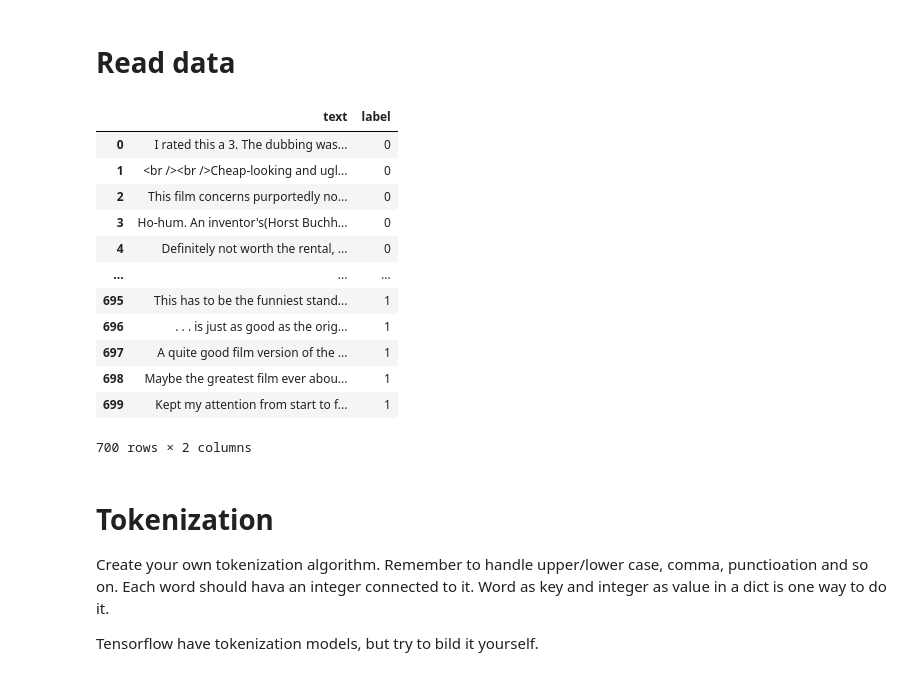
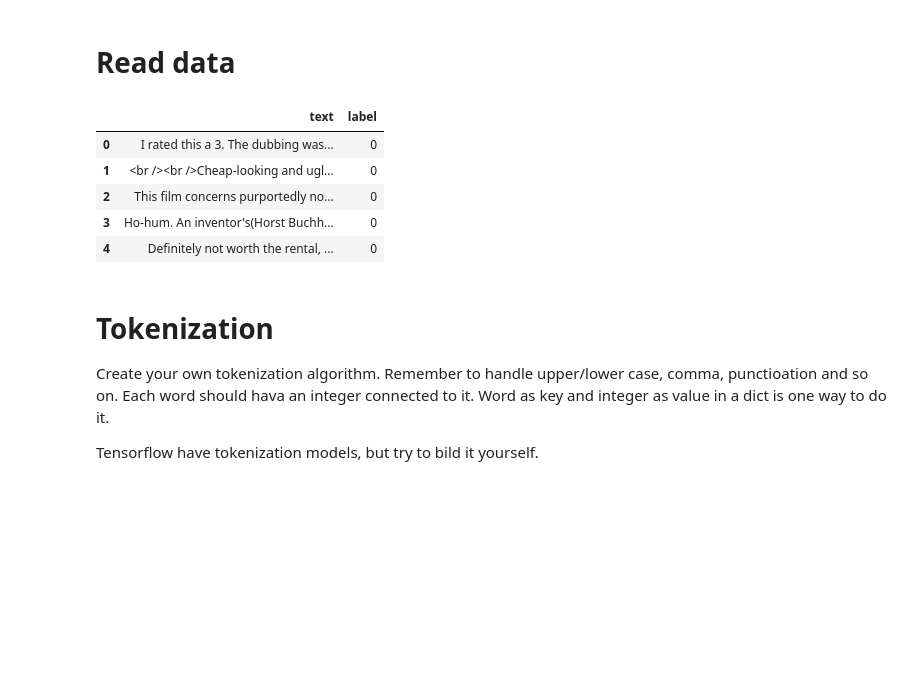
Before and after one commit to Rufshod/Deep-Learning-Alexander, a Jupyter notebook: Exercises/nlp-exercise-template.ipynb, the cells around one changed output. Saved outputs shown, nothing was run; the diff lists cells and outputs as text; code cells hidden in the pictures; blank space fills up the shorter version.

```diff
--- a/Exercises/nlp-exercise-template.ipynb
+++ b/Exercises/nlp-exercise-template.ipynb
@@ -38,21 +40,18 @@ os.getcwd()
 train_df = pd.read_csv('../lab/data/imdb_train_data_small.csv')
 #test_df = pd.read_csv('../lab/data/imdb_test_data_small.csv')
 # %%
-train_df
+train_df.head()
+
+#train_df.shape
+
+#train_df['label'].value_counts()
 # %% [output]
 |  | text | label |
 | 0 | I rated this a 3. The dubbing was... | 0 |
 | 1 | <br /><br />Cheap-looking and ugl... | 0 |
 | 2 | This film concerns purportedly no... | 0 |
 | 3 | Ho-hum. An inventor's(Horst Buchh... | 0 |
 | 4 | Definitely not worth the rental, ... | 0 |
-| ... | ... | ... |
-| 695 | This has to be the funniest stand... | 1 |
-| 696 | . . . is just as good as the orig... | 1 |
-| 697 | A quite good film version of the ... | 1 |
-| 698 | Maybe the greatest film ever abou... | 1 |
-| 699 | Kept my attention from start to f... | 1 |
-700 rows × 2 columns
 # %% [markdown]
 # Tokenization
 
```
Also changed, not shown: parts of 13 cells of this notebook, 4 other files.
